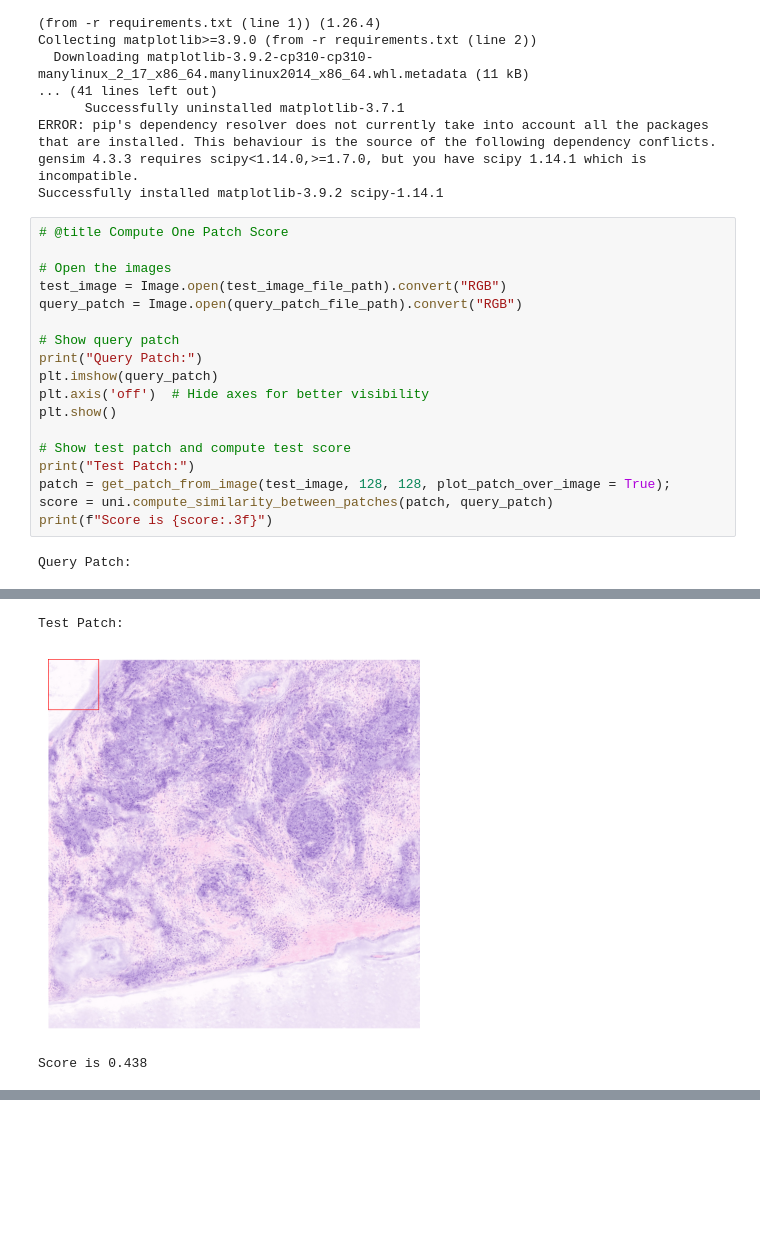
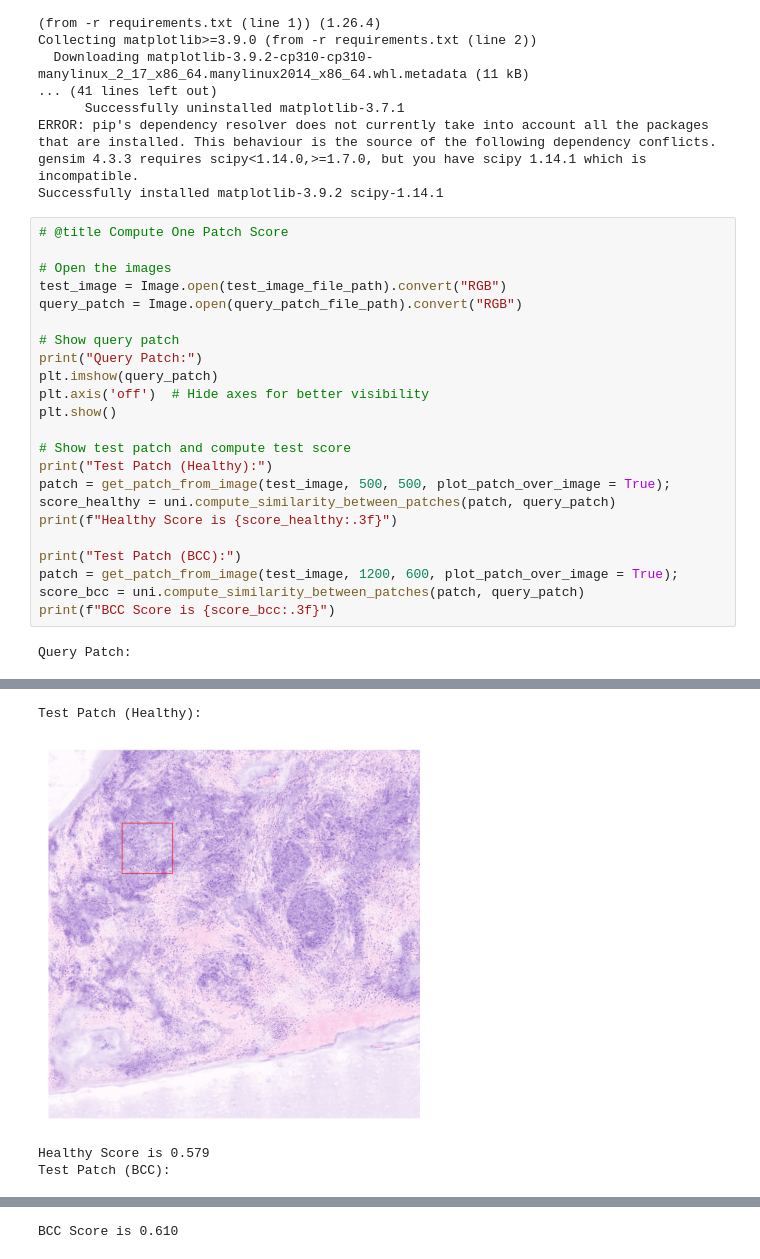
Before and after one commit to WinetraubLab/roi-classification-foundation-model, a Jupyter notebook: compute_uni_heatmap.ipynb, the cells around one changed output, grey strips where cells are left out. Saved outputs shown, nothing was run; the diff lists cells and outputs as text; blank space fills up the shorter version.

```diff
--- a/compute_uni_heatmap.ipynb
+++ b/compute_uni_heatmap.ipynb
@@ -63,24 +63,30 @@ Successfully installed matplotlib-3.9.2 scipy-1.14.1
 # %%
 # @title Compute One Patch Score
 
 # Open the images
 test_image = Image.open(test_image_file_path).convert("RGB")
 query_patch = Image.open(query_patch_file_path).convert("RGB")
 
 # Show query patch
 print("Query Patch:")
 plt.imshow(query_patch)
 plt.axis('off')  # Hide axes for better visibility
 plt.show()
 
 # Show test patch and compute test score
-print("Test Patch:")
-patch = get_patch_from_image(test_image, 128, 128, plot_patch_over_image = True);
-score = uni.compute_similarity_between_patches(patch, query_patch)
-print(f"Score is {score:.3f}")
+print("Test Patch (Healthy):")
+patch = get_patch_from_image(test_image, 500, 500, plot_patch_over_image = True);
+score_healthy = uni.compute_similarity_between_patches(patch, query_patch)
+print(f"Healthy Score is {score_healthy:.3f}")
+
+print("Test Patch (BCC):")
+patch = get_patch_from_image(test_image, 1200, 600, plot_patch_over_image = True);
+score_bcc = uni.compute_similarity_between_patches(patch, query_patch)
+print(f"BCC Score is {score_bcc:.3f}")
 # %% [output]
 Query Patch:
 [figure]
-Test Patch:
+Test Patch (Healthy):
-[figure, old version]
+[figure, new version]
-Score is 0.438
+Healthy Score is 0.579
+Test Patch (BCC):
@@ -87,3 +94,4 @@ Score is 0.438
+BCC Score is 0.610
 # %%
 # @title Compute Heatmap
 from tqdm import tqdm
```
Also changed, not shown: parts of 2 cells of this notebook.
